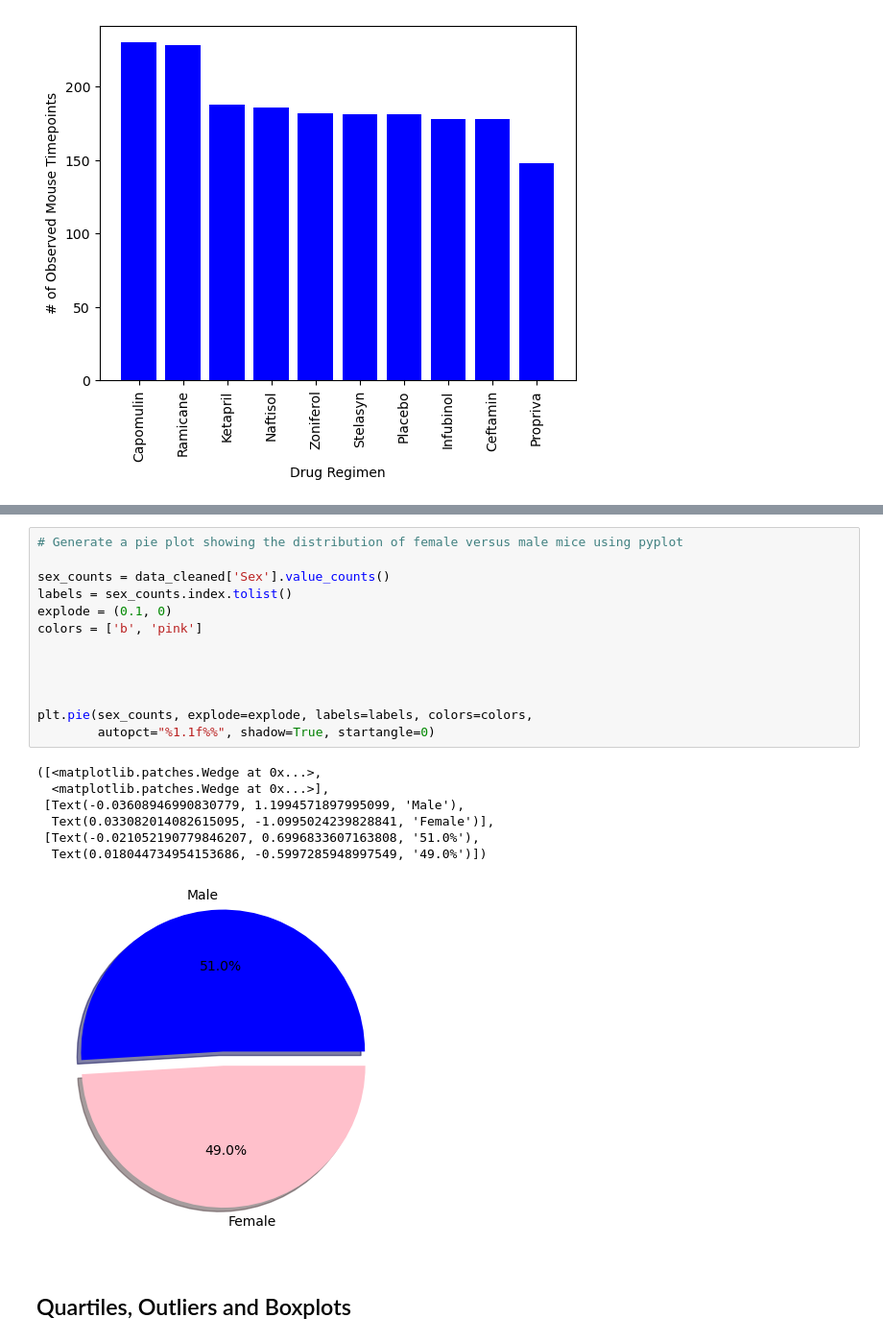
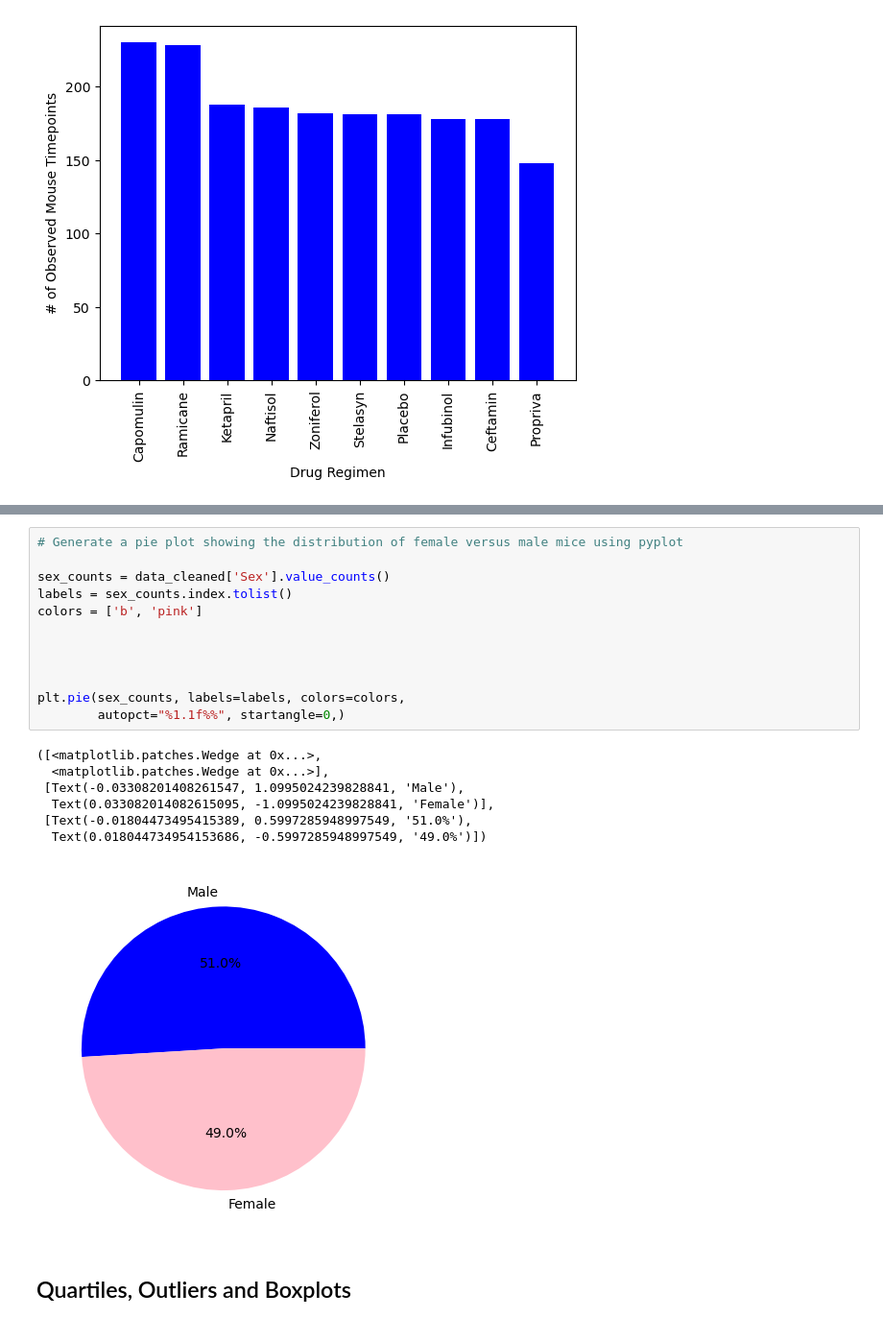
Before and after one commit to Kdata249/Pymaceuticals, a Jupyter notebook: 05-Data-Visualization/Starter_Code/Pymaceuticals_HW/pymaceuticals_starter.ipynb, the cells around one changed output, grey strips where cells are left out. Shown: that part at 96% size. Cells and saved outputs as stored; diff of their text form.

```diff
--- a/05-Data-Visualization/Starter_Code/Pymaceuticals_HW/pymaceuticals_starter.ipynb
+++ b/05-Data-Visualization/Starter_Code/Pymaceuticals_HW/pymaceuticals_starter.ipynb
@@ -178,24 +184,23 @@ plt.xticks(rotation='vertical')
 # %%
 # Generate a pie plot showing the distribution of female versus male mice using pyplot
 
 sex_counts = data_cleaned['Sex'].value_counts()
 labels = sex_counts.index.tolist()
-explode = (0.1, 0)
 colors = ['b', 'pink']
 
 
 
 
-plt.pie(sex_counts, explode=explode, labels=labels, colors=colors,
-        autopct="%1.1f%%", shadow=True, startangle=0)
+plt.pie(sex_counts, labels=labels, colors=colors,
+        autopct="%1.1f%%", startangle=0,)
 # %% [output]
 ([<matplotlib.patches.Wedge at 0x...>,
   <matplotlib.patches.Wedge at 0x...>],
- [Text(-0.03608946990830779, 1.1994571897995099, 'Male'),
+ [Text(-0.03308201408261547, 1.0995024239828841, 'Male'),
   Text(0.033082014082615095, -1.0995024239828841, 'Female')],
- [Text(-0.021052190779846207, 0.6996833607163808, '51.0%'),
+ [Text(-0.01804473495415389, 0.5997285948997549, '51.0%'),
   Text(0.018044734954153686, -0.5997285948997549, '49.0%')])
-[figure, old version]
+[figure, new version]
 # %% [markdown]
 ## Quartiles, Outliers and Boxplots
 # %%
```
Also changed, not shown: parts of 5 cells of this notebook.
